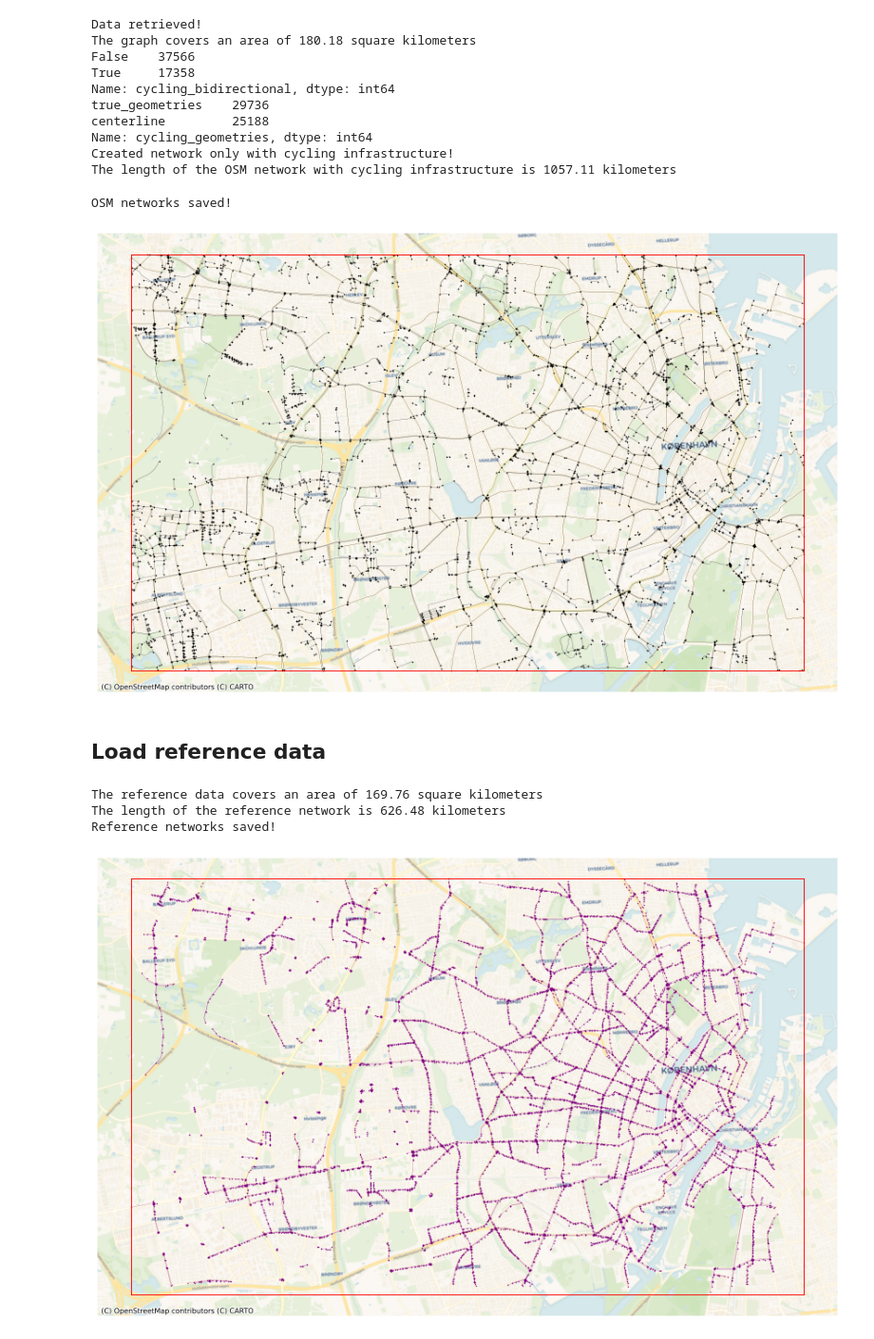
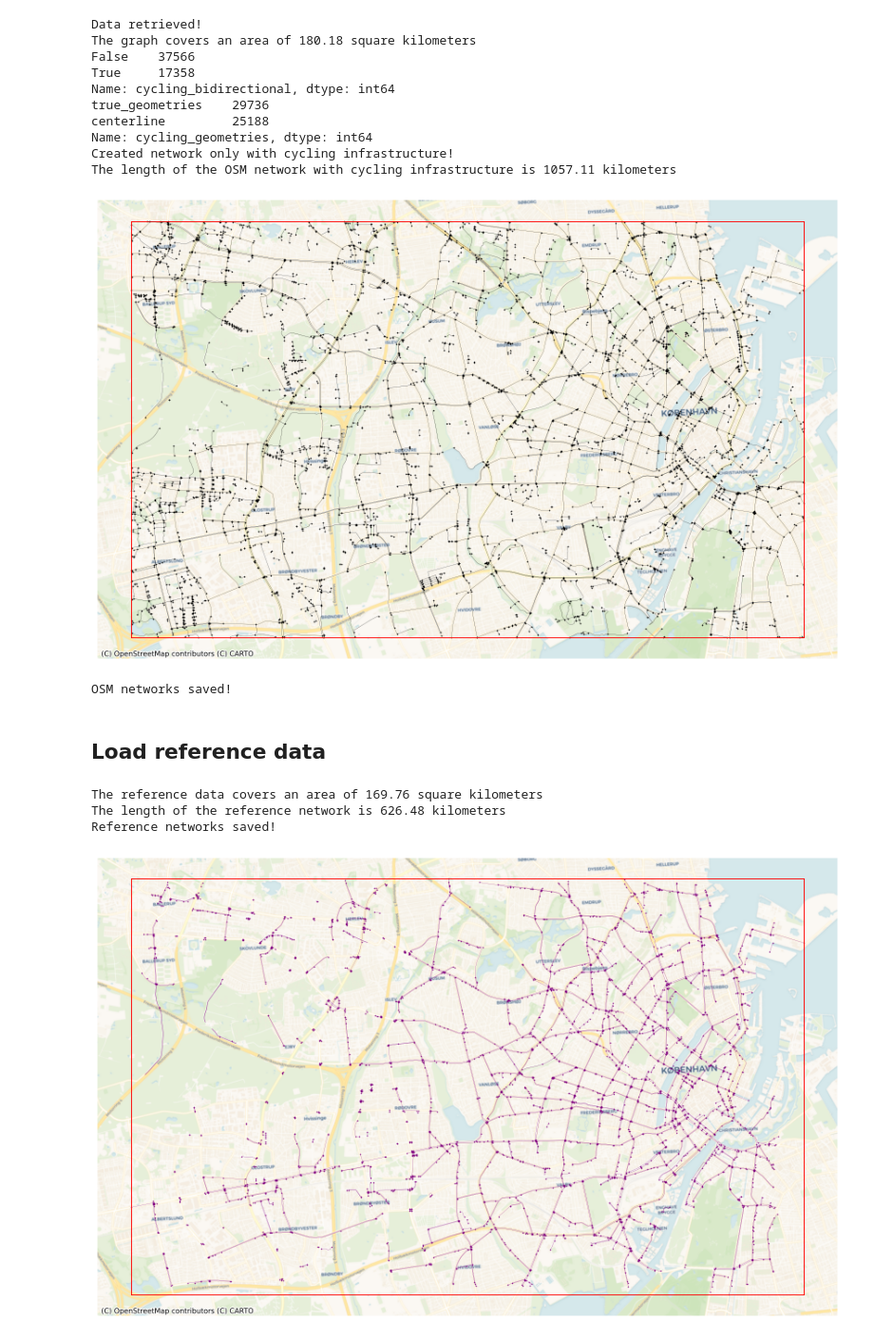
Before and after one commit to anerv/cycling_data_quality, a Jupyter notebook: scripts/load_data.ipynb, the cells around one changed output. Shown at 95% size. Drawn from its saved outputs; the diff is of its cells as text; code cells hidden in the pictures.

Commit message:
updated load data

```diff
--- a/scripts/load_data.ipynb
+++ b/scripts/load_data.ipynb
@@ -173,19 +180,6 @@ Name: cycling_geometries, dtype: int64
 Created network only with cycling infrastructure!
 The length of the OSM network with cycling infrastructure is 1057.11 kilometers
 # %%
-# Save data
-ox.save_graphml(cycling_graph, f'../data/osm_{study_area}.graphml')
-ox.save_graphml(graph_osm_simple, f'../data/osm_{study_area}_simple.graphml')
-print('OSM networks saved!')
-
-# TODO: Save results of simplifying network
-
-# Save time for when OSM data was loaded
-current_time = datetime.now().strftime('%m/%d/%Y, %H:%M:%S')
-f = open('../osm_meta.txt', 'a')
-f.write(f'OSM data for {study_area} downloaded at: {current_time} \n')
-f.close()
-
 # Plot network
 simplified_nodes, simplified_edges = ox.graph_to_gdfs(graph_osm_simple)
 fig, ax = plt.subplots(1, figsize=(15,15))
@@ -202,8 +196,27 @@ cx.add_basemap(
 )
 ax.set_axis_off()
 # %% [output]
-OSM networks saved!
 [figure]
+# %%
+# Save data
+ox.save_graphml(cycling_graph, f'../data/osm_{study_area}.graphml')
+ox.save_graphml(graph_osm_simple, f'../data/osm_{study_area}_simple.graphml')
+print('OSM networks saved!')
+
+data_load_dict = {}
+
+# Save time for when OSM data was loaded
+current_time = datetime.now().strftime('%m/%d/%Y, %H:%M:%S')
+data_load_dict['data_retrieved_at'] = current_time
+
+# Save results of simplifying network
+data_load_dict['nodes_removed_during_simplification'] = len(cycling_nodes) - len(simplified_nodes)
+data_load_dict['edges_removed_during_simplification'] = len(cycling_edges) - len(simplified_edges)
+
+with open(f'../data/osm_meta_{study_area}.json', 'w') as outfile:
+    json.dump(data_load_dict, outfile)
+# %% [output]
+OSM networks saved!
 # %% [markdown]
 ## Load reference data
 # %%
@@ -238,36 +251,48 @@ if reference_comparison:
                                                         geometry_type=reference_geometries, bidirectional=bidirectional, cycling_infrastructure='yes'), axis=1)
     print(f'The length of the reference network is {ref_edges.infrastructure_length.sum()/1000 :.2f} kilometers')
 
+
+    # Simplify - the graph is simplified as much as possible, but without combining edges with conflicting values of cycling infrastructure types
+    graph_ref_simple = sf.momepy_simplify_graph(graph_ref, attributes=['vejklasse'])
+
+    ref_simplified_nodes, ref_simplified_edges = ox.graph_to_gdfs(graph_ref_simple)
+
     # Plot network
     fig, ax = plt.subplots(1, figsize=(15,15))
 
-    ref_edges.plot(ax=ax, color='purple', linewidth=0.2)
-    ref_nodes.plot(ax=ax, color='purple', markersize=0.2)
+    ref_simplified_edges.plot(ax=ax, color='purple', linewidth=0.2)
+    ref_simplified_nodes.plot(ax=ax, color='purple', markersize=0.2)
 
     study_area_poly.plot(ax=ax, edgecolor='red', facecolor='None', linewidth=1)
 
     ax.set_axis_off()
 
     cx.add_basemap(
         ax,
         crs=study_area_poly.crs,
         source=cx.providers.CartoDB.Voyager
     )
 
-    # Simplify - the graph is simplified as much as possible, but without combining edges with conflicting values of cycling infrastructure types
-    graph_ref_simple = sf.momepy_simplify_graph(graph_ref, attributes=['vejklasse'])
-
     # Save data
     ox.save_graphml(graph_ref, f'../data/ref_{study_area}.graphml')
 
     ox.save_graphml(graph_ref_simple, f'../data/ref_{study_area}_simple.graphml')
 
     print('Reference networks saved!')
 
+    data_load_dict = {}
+
+    # Save results of simplifying network
+    data_load_dict['nodes_removed_during_simplification'] = len(ref_nodes) - len(ref_simplified_nodes)
+    data_load_dict['edges_removed_during_simplification'] = len(ref_edges) - len(ref_simplified_edges)
+
+    with open(f'../data/reference_meta_{study_area}.json', 'w') as outfile:
+        json.dump(data_load_dict, outfile)
+
 else:
     print('The analysis will not make use of a reference data set. Please update config settings if a extrinsic analysis of OSM data quality should be performed.')
 # %% [output]
 The reference data covers an area of 169.76 square kilometers
 The length of the reference network is 626.48 kilometers
 Reference networks saved!
-[figure, old version]
+[figure, new version]
```
Also changed, not shown: parts of 2 cells of this notebook, 4 other files.
